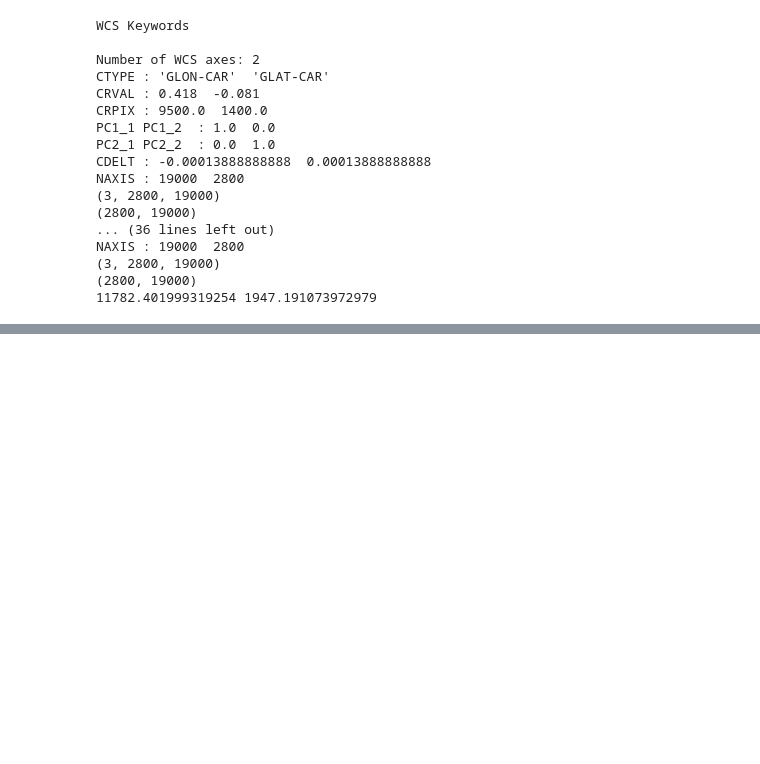
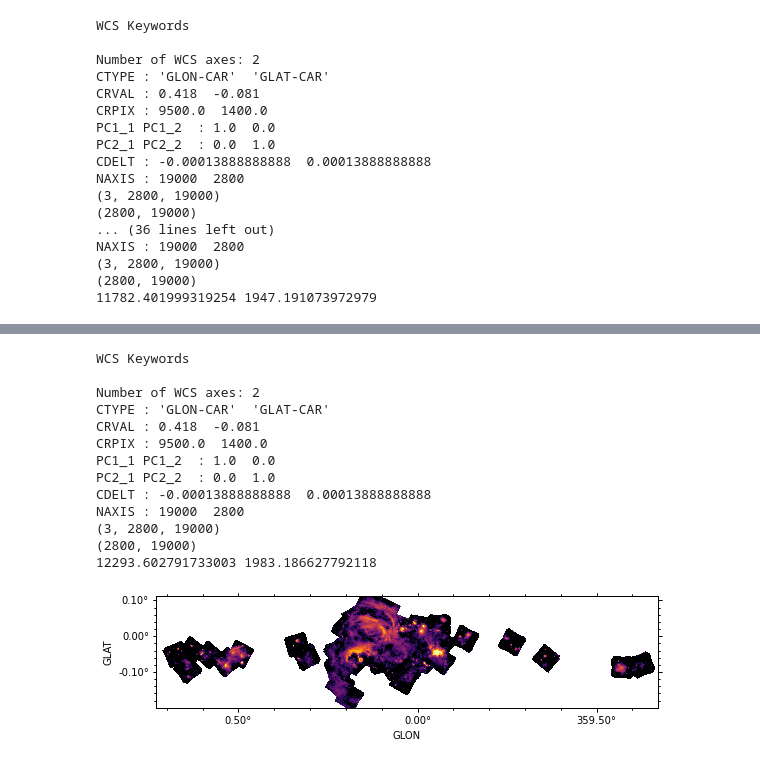
Before and after one commit to hpthatchfield/fits_cutout, a Jupyter notebook: cutout_test_FORCAST_CMZ.ipynb, the cells around one changed output, grey strips where cells are left out. Drawn from its saved outputs; the diff is of its cells as text; code cells hidden in the pictures; blank space fills up the shorter version.

```diff
--- a/cutout_test_FORCAST_CMZ.ipynb
+++ b/cutout_test_FORCAST_CMZ.ipynb
@@ -157,0 +105,29 @@ NAXIS : 19000  2800
+# %%
+### large mosaic postage stamp:
+savepath = '/Users/hph/Dropbox/astrophys/IGNITES/cutouts/'
+datapath = '/Users/hph/Dropbox/astrophys/IGNITES/data/FORCAST_Files/'
+mosaic_file = datapath+'F25_cmzoom_regrid.fits'
+xcen, ycen = 0.03, -0.00
+width, height = 1.4, 0.4
+cutout(mosaic_file,
+       xcen, ycen, width, height,
+       outfile=savepath+'F25_mosaic_cutout.fits')
+
+make_single(inputfits=savepath+'F25_mosaic_cutout.fits',outputfile=savepath+'F25_mosaic.png',
+            vmin=0.01,vmax=0.9,sizex=8, sizey=3,
+           xcenter=xcen,ycenter=ycen,label='')
+# %% [output]
+WCS Keywords
+
+Number of WCS axes: 2
+CTYPE : 'GLON-CAR'  'GLAT-CAR'
+CRVAL : 0.418  -0.081
+CRPIX : 9500.0  1400.0
+PC1_1 PC1_2  : 1.0  0.0
+PC2_1 PC2_2  : 0.0  1.0
+CDELT : -0.00013888888888  0.00013888888888
+NAXIS : 19000  2800
+(3, 2800, 19000)
+(2800, 19000)
+12293.602791733003 1983.186627792118
+[figure, added]
```
Also changed, not shown: parts of 4 cells of this notebook, 2 other files.
